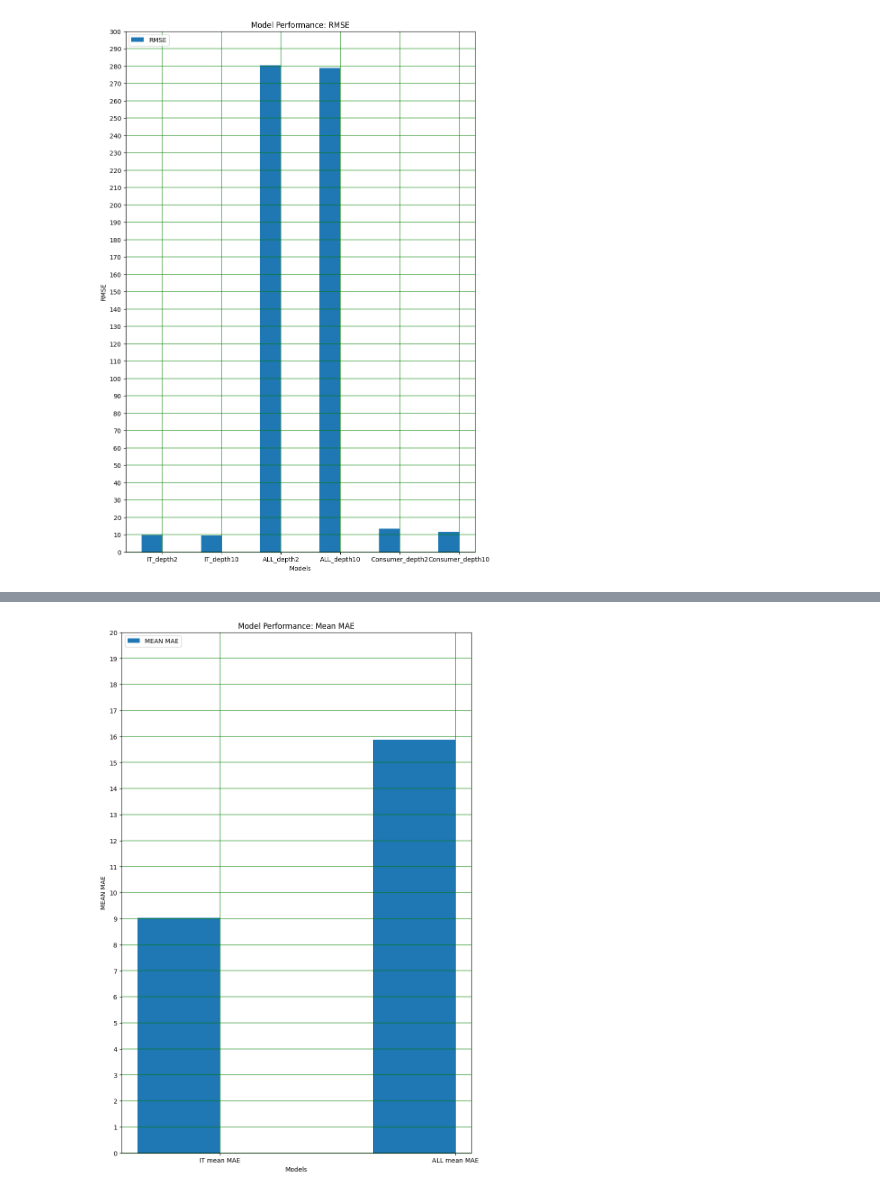
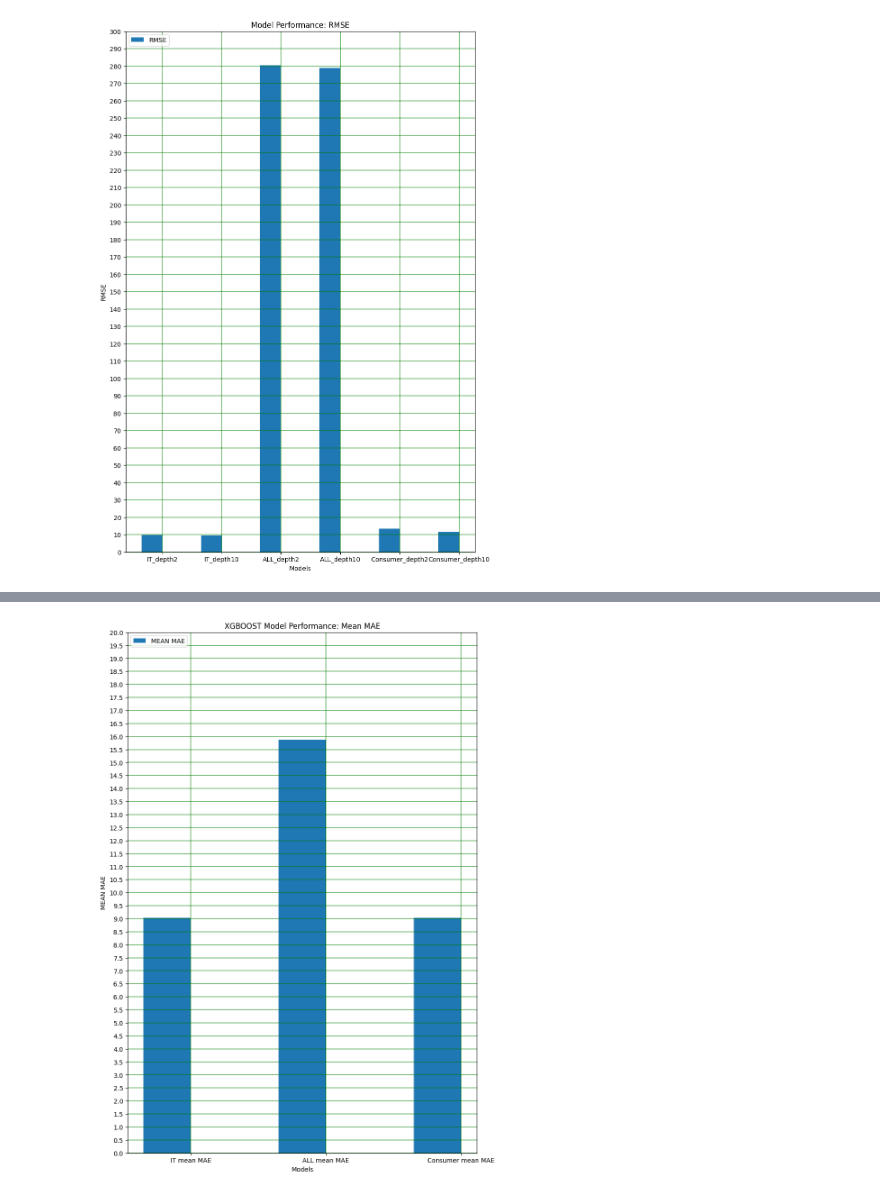
Before and after one commit to ktongk/BTT-JPMC-1, a Jupyter notebook: Anna/pricepred.ipynb, the cells around one changed output, grey strips where cells are left out. Drawn from its saved outputs; the diff is of its cells as text; code cells hidden in the pictures.

```diff
--- a/Anna/pricepred.ipynb
+++ b/Anna/pricepred.ipynb
@@ -594,25 +619,25 @@ plt.show()
 # %%
-MEAN_AVG = [scores2.mean(),scores.mean()]
-labels_mean = ['IT mean MAE', 'ALL mean MAE']
+MEAN_AVG = [scores2.mean(),scores.mean(), scores3.mean()]
+labels_mean = ['IT mean MAE', 'ALL mean MAE','Consumer mean MAE']
 
-rg= np.arange(2)
+rg= np.arange(3)
 width = 0.35
 
 plt.figure(figsize=(10, 15))
 
 plt.bar(rg, MEAN_AVG, width, label="MEAN MAE")
 plt.xticks(rg + width/2, labels_mean)
 plt.xlabel("Models")
 plt.ylabel("MEAN MAE")
 plt.ylim([0,1])
 
-plt.yticks(np.arange(0, 20.1, 1))  # Specify the desired tick positions and labels
+plt.yticks(np.arange(0, 20.1, 0.5))  # Specify the desired tick positions and labels
 plt.yticks()
 plt.ylim([0,20])
 
 plt.grid(color='green', linewidth=1.5, axis='both', alpha=0.5)
-plt.title('Model Performance: Mean MAE')
+plt.title('XGBOOST Model Performance: Mean MAE')
 plt.legend(loc='upper left', ncol=2)
 plt.show()
 # %% [output]
-[figure, old version]
+[figure, new version]
```
Also changed, not shown: parts of 2 cells of this notebook.
